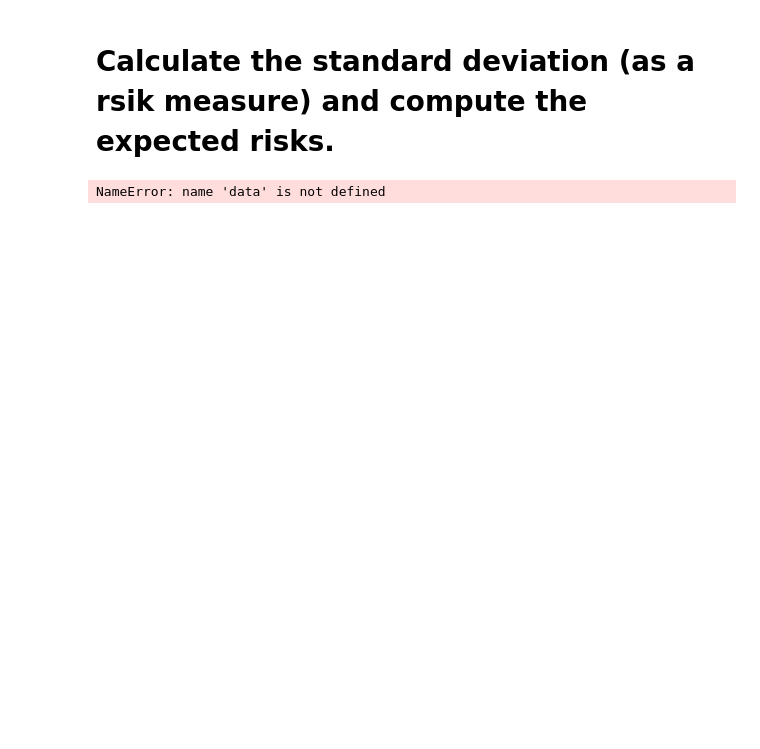
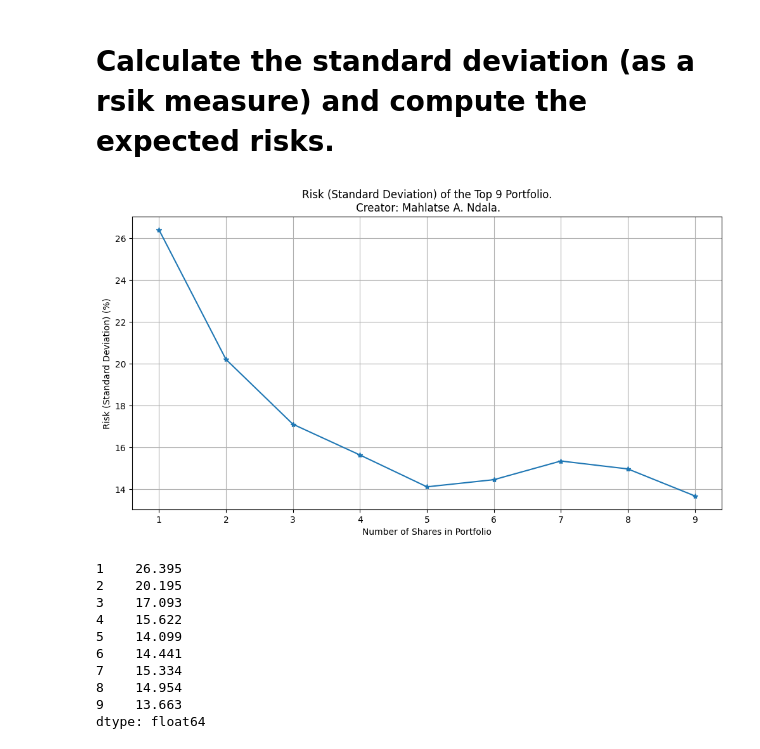
Before and after one commit to alexndala/portfolio-construction, a Jupyter notebook: elbowcurve.ipynb, the cells around one changed output. Saved outputs shown, nothing was run; the diff lists cells and outputs as text; code cells hidden in the pictures; blank space fills up the shorter version.

Commit message:
top9 portfolio

```diff
--- a/elbowcurve.ipynb
+++ b/elbowcurve.ipynb
@@ -88,32 +87,42 @@ def calculate_stdev_different_portfolios(data):
 
         # Create covariance matrix
         cov_mat = shares_data_subset.cov()
 
         # Calculate annual covariance matrix
         cov_mat = cov_mat * 252
 
         # Calculate expected portfolio volatility
         expected_portfolio_variance = weights.T.dot(cov_mat).dot(weights)
         expected_portfolio_std_dev = np.sqrt(expected_portfolio_variance)
 
         # Store in dictionary
         sd[num_shares] = round(expected_portfolio_std_dev * 100, 3)
 
     std_dev_of_different_portfolios = pd.Series(sd)
 
     # Plot standard deviations
     plt.figure(figsize=(12, 6))
     plt.plot(std_dev_of_different_portfolios.index, std_dev_of_different_portfolios.values, marker='*', linestyle='-')
-    plt.title('Risk (Standard Deviation) of a Local Equity Portfolio with Increasing Number of Shares\n Creator: Mahlatse A. Ndala.')
+    plt.title('Risk (Standard Deviation) of the Top 9 Portfolio.\n Creator: Mahlatse A. Ndala.')
     plt.xlabel('Number of Shares in Portfolio')
     plt.ylabel('Risk (Standard Deviation) (%)')
     plt.grid(True)
     plt.show()
 
     return std_dev_of_different_portfolios[:40]
 
 #checking the elbow curve
 elbow_curve = calculate_stdev_different_portfolios(data)
 elbow_curve
 # %% [output]
+[figure, added]
-NameError: name 'data' is not defined
+1    26.395
+2    20.195
+3    17.093
+4    15.622
+5    14.099
+6    14.441
+7    15.334
+8    14.954
+9    13.663
+dtype: float64
```
Also changed, not shown: parts of 2 cells of this notebook, 2 other files.
